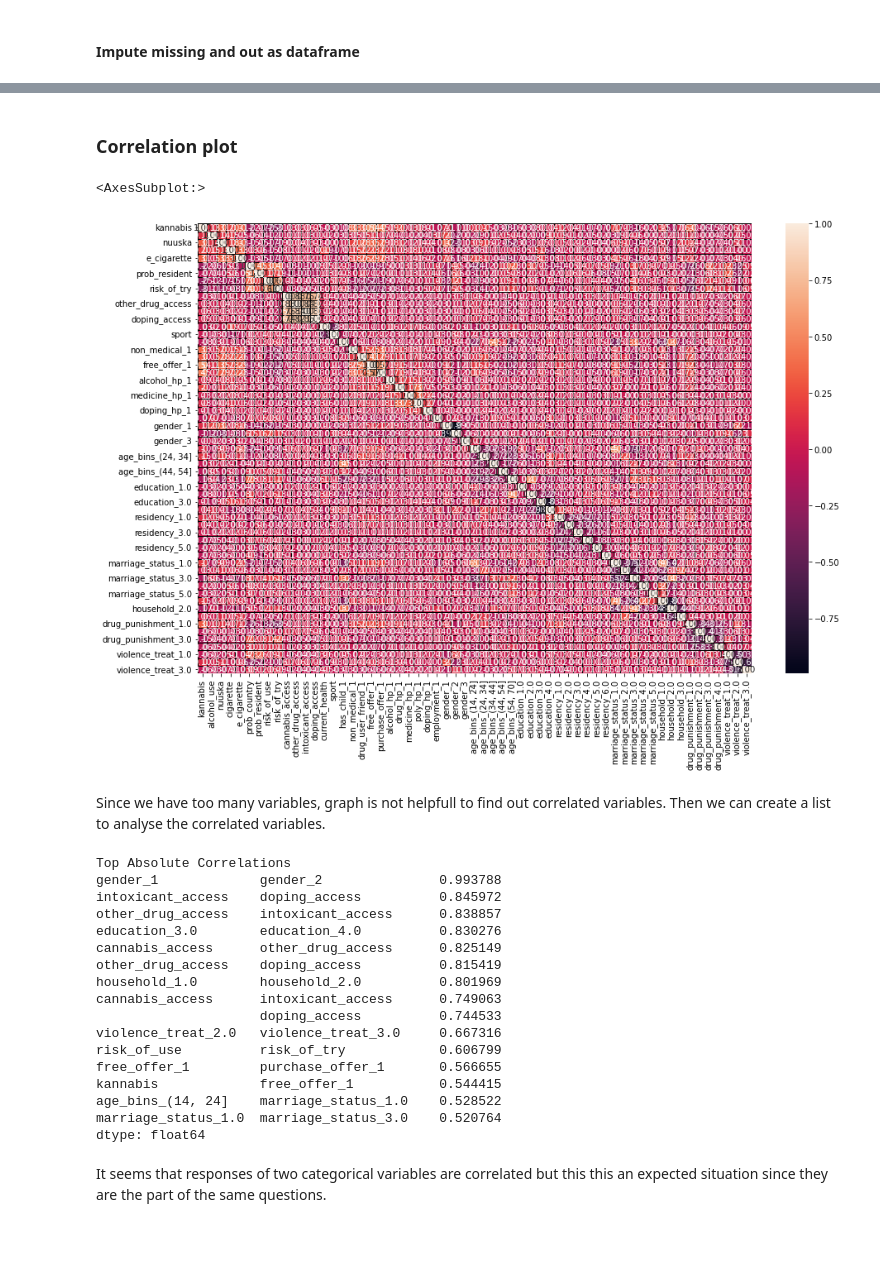
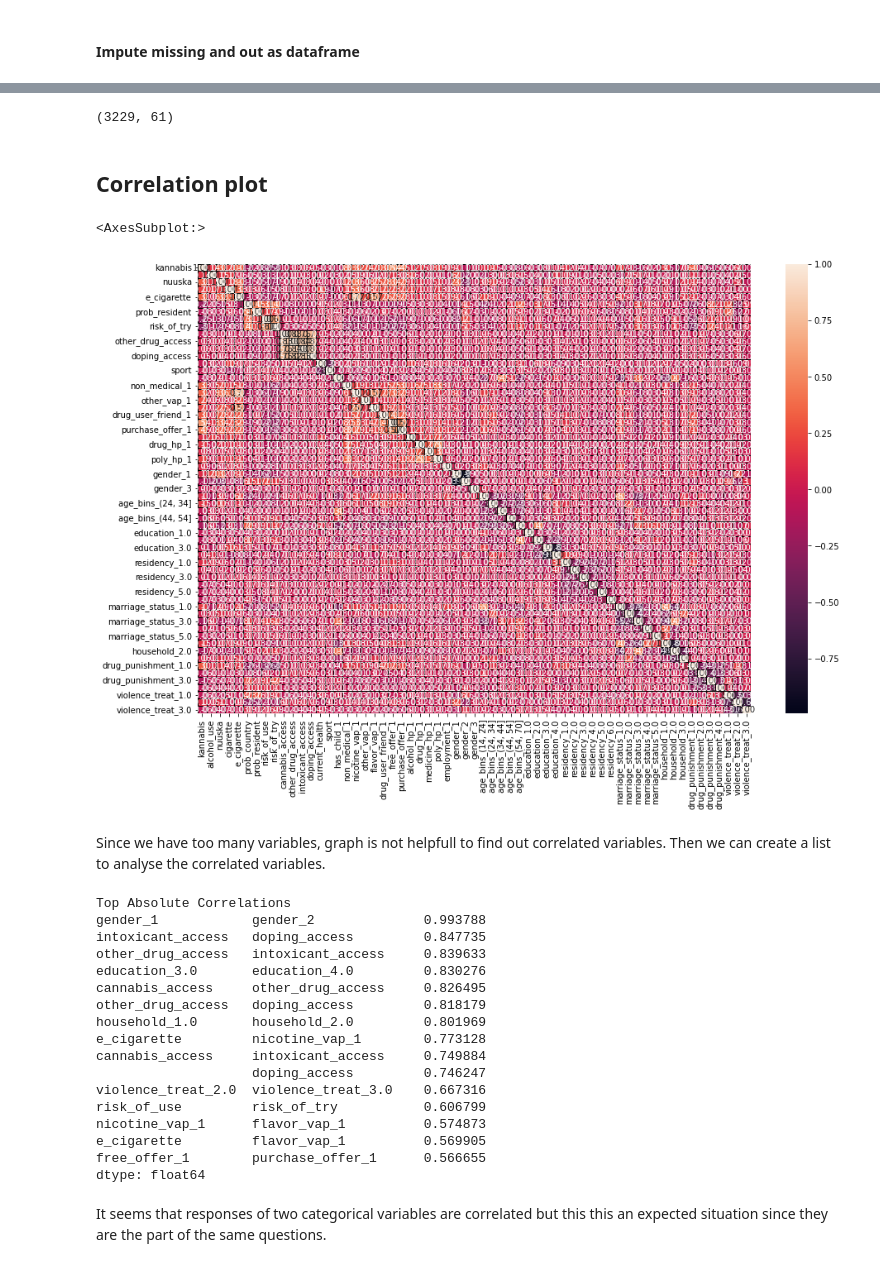
Before and after one commit to ali-unlu/predicting-drug-use, a Jupyter notebook: Data processing.ipynb, the cells around one changed output, grey strips where cells are left out. Cells and saved outputs as stored; diff of their text form; code cells hidden in the pictures; blank space fills up the shorter version.

```diff
--- a/Data processing.ipynb
+++ b/Data processing.ipynb
@@ -1196,11 +2411,11 @@ print(df[['K80a', 'K80b', 'K80c', 'K80d', 'K80e']].apply(pd.Series.value_counts)
 df[['K80a', 'K80b', 'K80c', 'K80d', 'K80e']].apply(pd.Series.value_counts).isnull().sum()
 
 
-df['alcohol_hp'] = np.where(df['K80a'] == 2, 1, 0)
-df['drug_hp'] = np.where(df['K80b'] == 2, 1, 0)
-df['medicine_hp'] = np.where(df['K80c'] == 2, 1, 0)
-df['poly_hp'] = np.where(df['K80d'] == 2, 1, 0)
-df['doping_hp'] = np.where(df['K80e'] == 2, 1, 0)
+df['alcohol_hp'] = np.where(df['K80a'] == 1, 1, 0)
+df['drug_hp'] = np.where(df['K80b'] == 1, 1, 0)
+df['medicine_hp'] = np.where(df['K80c'] == 1, 1, 0)
+df['poly_hp'] = np.where(df['K80d'] == 1, 1, 0)
+df['doping_hp'] = np.where(df['K80e'] == 1, 1, 0)
 
 print('\n-------------------\n')
 
@@ -1265,12 +2562,15 @@ Name: sport, dtype: int64
 # 2 I've been unemployed for a total of ________ months
 
 print(df['K86'].value_counts(dropna= False))
+print(df['K86'].value_counts(dropna= False, normalize= True))
+
+
 
 
 # null marked as unumployed
-df['employment'] = np.where(df['K86'] ==1, 1, 0)
+df['employment'] = np.where(df['K86'] ==2, 1, 0)
 
-print(df['employment'].value_counts())
+print(df['employment'].value_counts(dropna= False, normalize= True))
 # %% [output]
 1.0    2617
 2.0     536
@@ -1282,7 +2598,7 @@ Name: employment, dtype: int64
 # %% [markdown]
 # Data Processing
 # %%
-binary_list = ['has_child', 'non_medical',
+binary_list = ['has_child', 'non_medical','nicotine_vap','other_vap', 'flavor_vap',
                 'drug_user_friend', 'free_offer','purchase_offer' ,
                'alcohol_hp', 'drug_hp', 'medicine_hp', 'poly_hp', 'doping_hp', 'employment']
 
@@ -1452,0 +2770,6 @@ imputed_data.shape
+# %%
+from sklearn.impute import KNNImputer
+
+imputer = KNNImputer(n_neighbors=5)
+imputed_knn = pd.DataFrame(imputer.fit_transform(data),columns = data.columns)
+imputed_knn.head()
@@ -1453,11 +2786,15 @@ imputed_data.shape
+# %%
+imputed_knn.shape
+# %% [output]
+(3229, 61)
 # %% [markdown]
-### Correlation plot
+## Correlation plot
 # %%
 fig, ax = plt.subplots(figsize=(15,10))
-sns.heatmap(imputed_data.corr(), annot = True, linecolor = "black", lw = 0.5, fmt= '.2f')
+sns.heatmap(imputed_knn.corr(), annot = True, linecolor = "black", lw = 0.5, fmt= '.2f')
 # %% [output]
 <AxesSubplot:>
-[figure, old version]
+[figure, new version]
 # %% [markdown]
 Since we have too many variables, graph is not helpfull to find out correlated variables. Then we can create a list to analyse the correlated variables.
 # %%
@@ -1477,24 +2814,24 @@ def get_top_abs_correlations(df, n=10):
     return au_corr[0:n]
 
 print("Top Absolute Correlations")
-print(get_top_abs_correlations(imputed_data, 15))
+print(get_top_abs_correlations(imputed_knn, 15))
 # %% [output]
 Top Absolute Correlations
-gender_1             gender_2               0.993788
-intoxicant_access    doping_access          0.845972
-other_drug_access    intoxicant_access      0.838857
-education_3.0        education_4.0          0.830276
-cannabis_access      other_drug_access      0.825149
-other_drug_access    doping_access          0.815419
-household_1.0        household_2.0          0.801969
-cannabis_access      intoxicant_access      0.749063
-                     doping_access          0.744533
-violence_treat_2.0   violence_treat_3.0     0.667316
-risk_of_use          risk_of_try            0.606799
-free_offer_1         purchase_offer_1       0.566655
-kannabis             free_offer_1           0.544415
-age_bins_(14, 24]    marriage_status_1.0    0.528522
-marriage_status_1.0  marriage_status_3.0    0.520764
+gender_1            gender_2              0.993788
+intoxicant_access   doping_access         0.847735
+other_drug_access   intoxicant_access     0.839633
+education_3.0       education_4.0         0.830276
+cannabis_access     other_drug_access     0.826495
+other_drug_access   doping_access         0.818179
+household_1.0       household_2.0         0.801969
+e_cigarette         nicotine_vap_1        0.773128
+cannabis_access     intoxicant_access     0.749884
+                    doping_access         0.746247
+violence_treat_2.0  violence_treat_3.0    0.667316
+risk_of_use         risk_of_try           0.606799
+nicotine_vap_1      flavor_vap_1          0.574873
+e_cigarette         flavor_vap_1          0.569905
+free_offer_1        purchase_offer_1      0.566655
 dtype: float64
 # %% [markdown]
 It seems that responses of two categorical variables are correlated but this this an expected situation since they are the part of the same questions.
```
Also changed, not shown: parts of 151 cells of this notebook.
